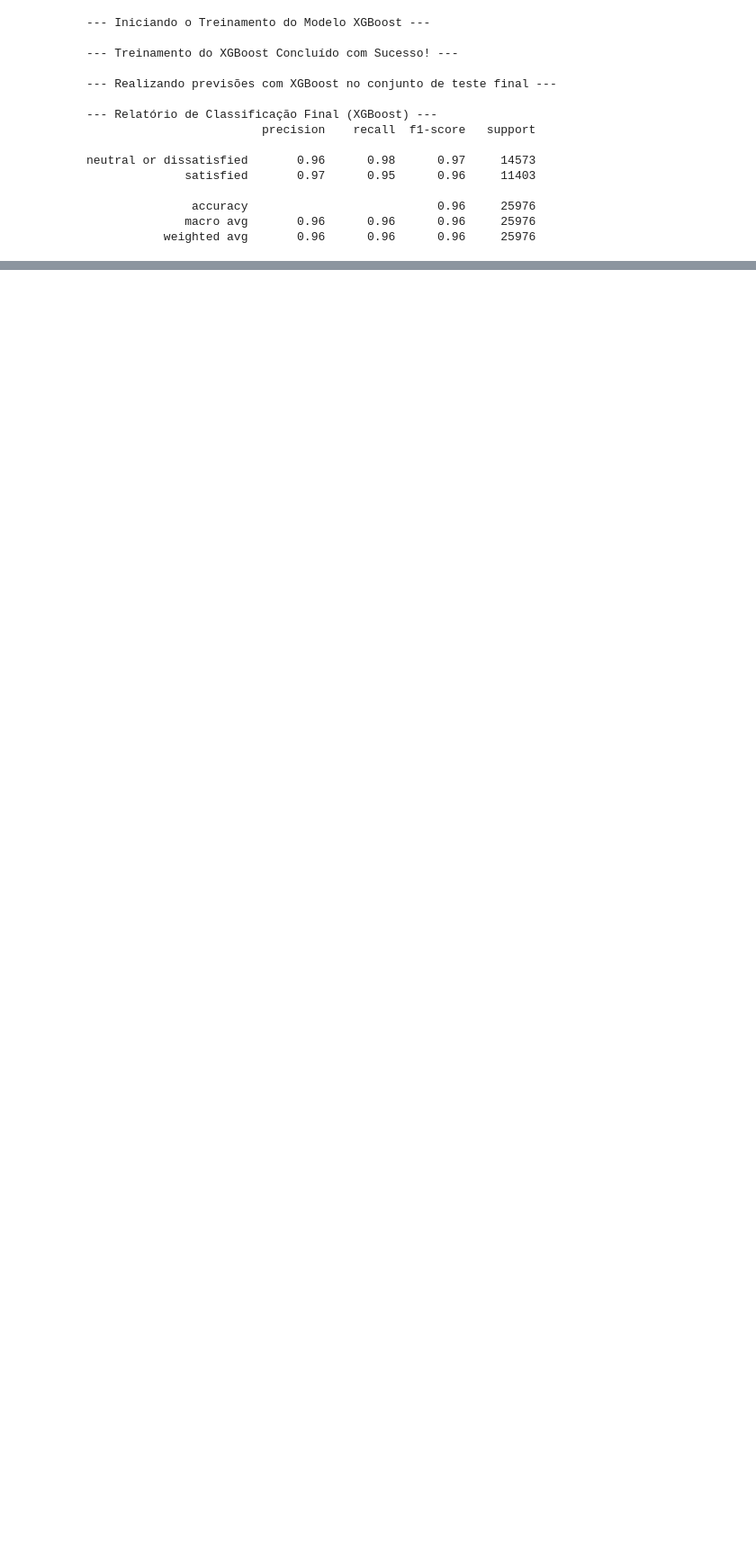
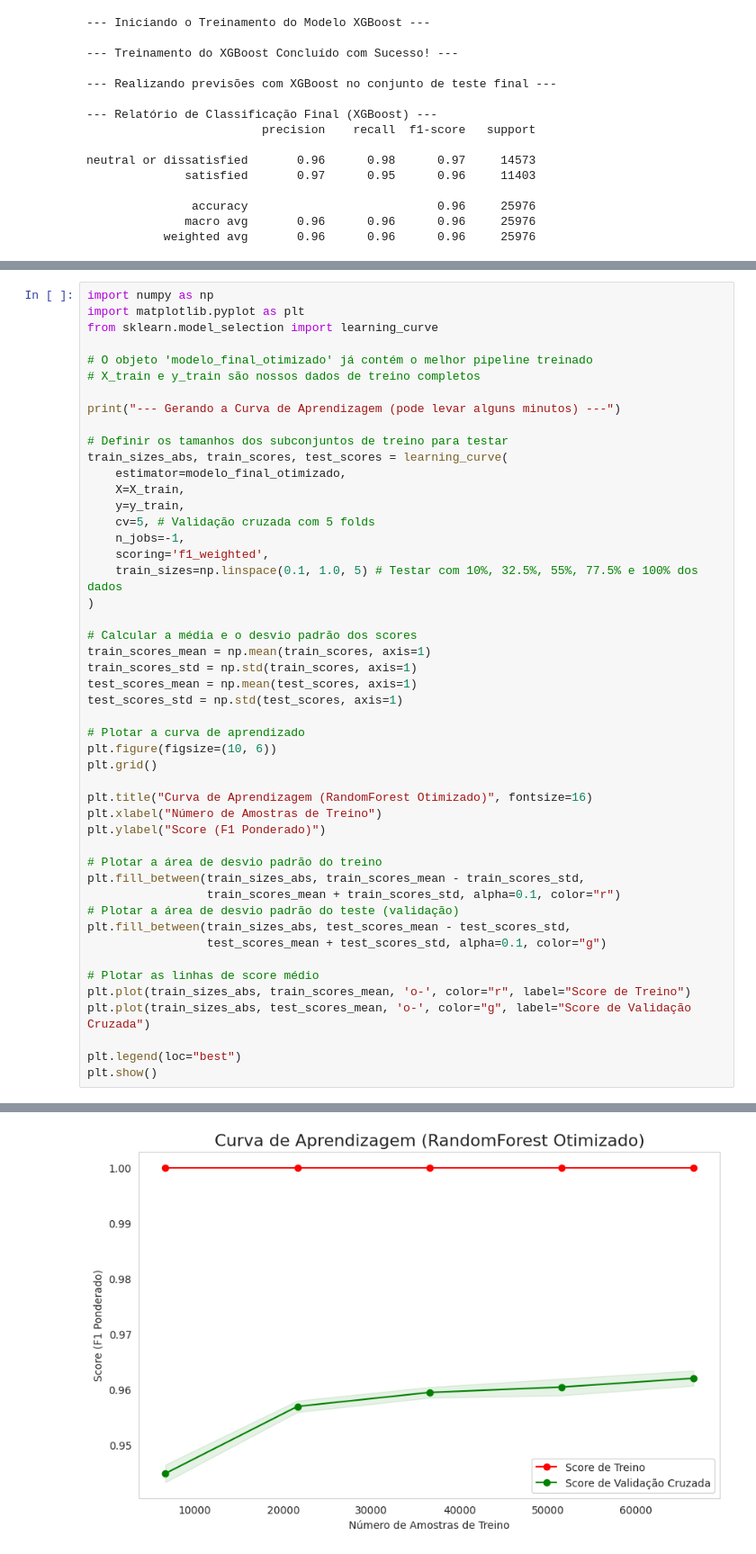
Before and after one commit to glauberthy/pos_tech_mle_fase_3, a Jupyter notebook: notebooks/analise_exploratoria.ipynb, the cells around one changed output, grey strips where cells are left out. Shown at 90% size. Saved outputs shown, nothing was run; the diff lists cells and outputs as text; blank space fills up the shorter version.

Commit message:
Melhorias

```diff
--- a/notebooks/analise_exploratoria.ipynb
+++ b/notebooks/analise_exploratoria.ipynb
@@ -741,0 +902,49 @@ neutral or dissatisfied       0.96      0.98      0.97     14573
+# %%
+import numpy as np
+import matplotlib.pyplot as plt
+from sklearn.model_selection import learning_curve
+
+# O objeto 'modelo_final_otimizado' já contém o melhor pipeline treinado
+# X_train e y_train são nossos dados de treino completos
+
+print("--- Gerando a Curva de Aprendizagem (pode levar alguns minutos) ---")
+
+# Definir os tamanhos dos subconjuntos de treino para testar
+train_sizes_abs, train_scores, test_scores = learning_curve(
+    estimator=modelo_final_otimizado,
+    X=X_train,
+    y=y_train,
+    cv=5, # Validação cruzada com 5 folds
+    n_jobs=-1,
+    scoring='f1_weighted',
+    train_sizes=np.linspace(0.1, 1.0, 5) # Testar com 10%, 32.5%, 55%, 77.5% e 100% dos dados
+)
+
+# Calcular a média e o desvio padrão dos scores
+train_scores_mean = np.mean(train_scores, axis=1)
+train_scores_std = np.std(train_scores, axis=1)
+test_scores_mean = np.mean(test_scores, axis=1)
+test_scores_std = np.std(test_scores, axis=1)
+
+# Plotar a curva de aprendizado
+plt.figure(figsize=(10, 6))
+plt.grid()
+
+plt.title("Curva de Aprendizagem (RandomForest Otimizado)", fontsize=16)
+plt.xlabel("Número de Amostras de Treino")
+plt.ylabel("Score (F1 Ponderado)")
+
+# Plotar a área de desvio padrão do treino
+plt.fill_between(train_sizes_abs, train_scores_mean - train_scores_std,
+                 train_scores_mean + train_scores_std, alpha=0.1, color="r")
+# Plotar a área de desvio padrão do teste (validação)
+plt.fill_between(train_sizes_abs, test_scores_mean - test_scores_std,
+                 test_scores_mean + test_scores_std, alpha=0.1, color="g")
+
+# Plotar as linhas de score médio
+plt.plot(train_sizes_abs, train_scores_mean, 'o-', color="r", label="Score de Treino")
+plt.plot(train_sizes_abs, test_scores_mean, 'o-', color="g", label="Score de Validação Cruzada")
+
+plt.legend(loc="best")
+plt.show()
+# %% [output]
@@ -741,0 +952 @@ neutral or dissatisfied       0.96      0.98      0.97     14573
+[figure, added]
```
Also changed, not shown: parts of 13 cells of this notebook, 5 other files.
